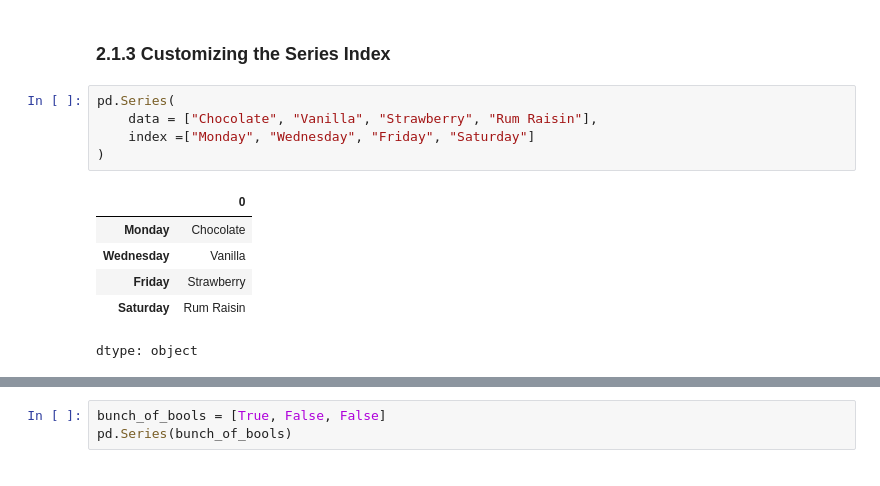
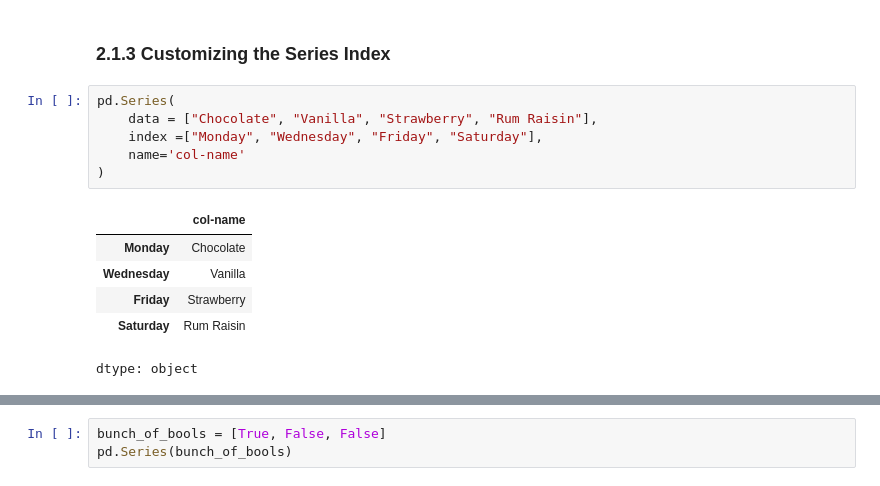
Before and after one commit to MinyaevAndrey/pandas-in-action, a Jupyter notebook: chapter_02_the_series_object/chapter_02_the_series_object.ipynb, the cells around one changed output, grey strips where cells are left out. Drawn from its saved outputs; the diff is of its cells as text.

```diff
--- a/chapter_02_the_series_object/chapter_02_the_series_object.ipynb
+++ b/chapter_02_the_series_object/chapter_02_the_series_object.ipynb
@@ -42,10 +42,11 @@ dtype: object
 # %%
 pd.Series(
     data = ["Chocolate", "Vanilla", "Strawberry", "Rum Raisin"],
-    index =["Monday", "Wednesday", "Friday", "Saturday"]
+    index =["Monday", "Wednesday", "Friday", "Saturday"],
+    name='col-name'
 )
 # %% [output]
-|  | 0 |
+|  | col-name |
 | Monday | Chocolate |
 | Wednesday | Vanilla |
 | Friday | Strawberry |
```
Also changed, not shown: parts of 5 cells of this notebook.
